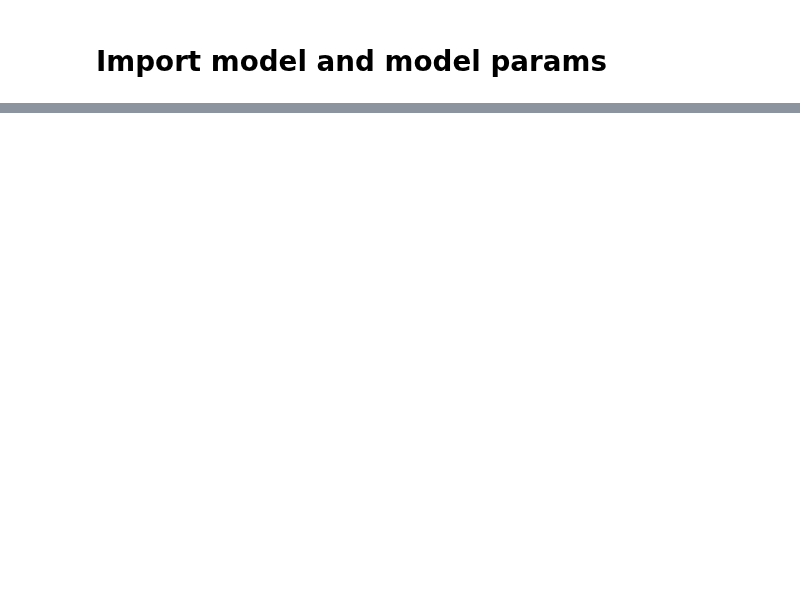
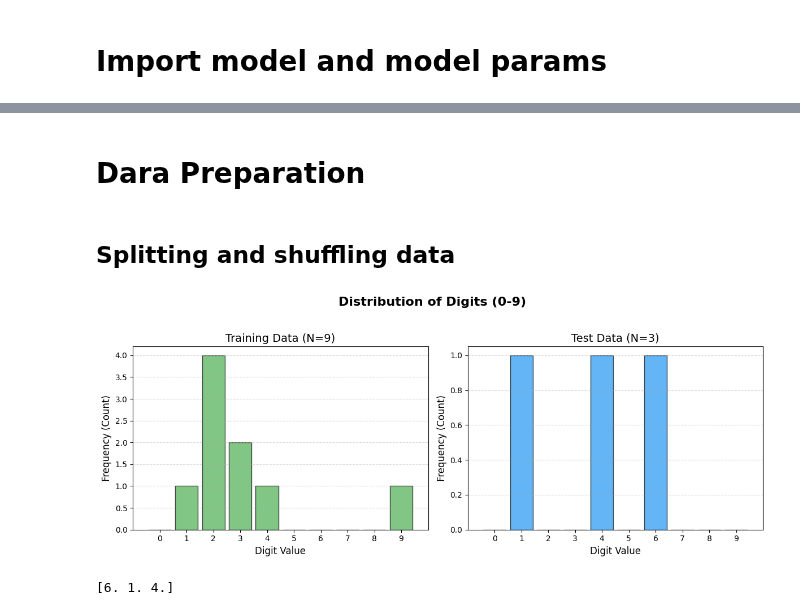
Before and after one commit to AI-MED-AGH/handwritten-digits-recognizer, a Jupyter notebook: Fine_tunning.ipynb, the cells around one changed output, grey strips where cells are left out. Cells and saved outputs as stored; diff of their text form; code cells hidden in the pictures; blank space fills up the shorter version.

Commit message:
WIP: Fine tunning. Splitting fine tune data and loading a model params

```diff
--- a/Fine_tunning.ipynb
+++ b/Fine_tunning.ipynb
@@ -45,0 +69,26 @@ plt.savefig("six_images_subplots.png")
+# %% [markdown]
+# Dara Preparation
+# %% [markdown]
+## Splitting and shuffling data
+# %%
+np.random.seed(42)
+
+N = len(data)
+idx = np.arange(N)
+np.random.shuffle(idx)
+
+data = np.array(data)
+true_labels = np.array(true_labels)
+
+train_idx = idx[:int(N*0.8)]
+test_idx = idx[int(N*0.8):]
+
+x_train, y_train = data[train_idx], true_labels[train_idx]
+x_test, y_test = data[test_idx], true_labels[test_idx]
+
+plot_digit_histograms(y_train, y_test)
+
+print(y_test)
+# %% [output]
+[figure, added]
+[6. 1. 4.]
```
Also changed, not shown: parts of 3 cells of this notebook, 2 other files.
